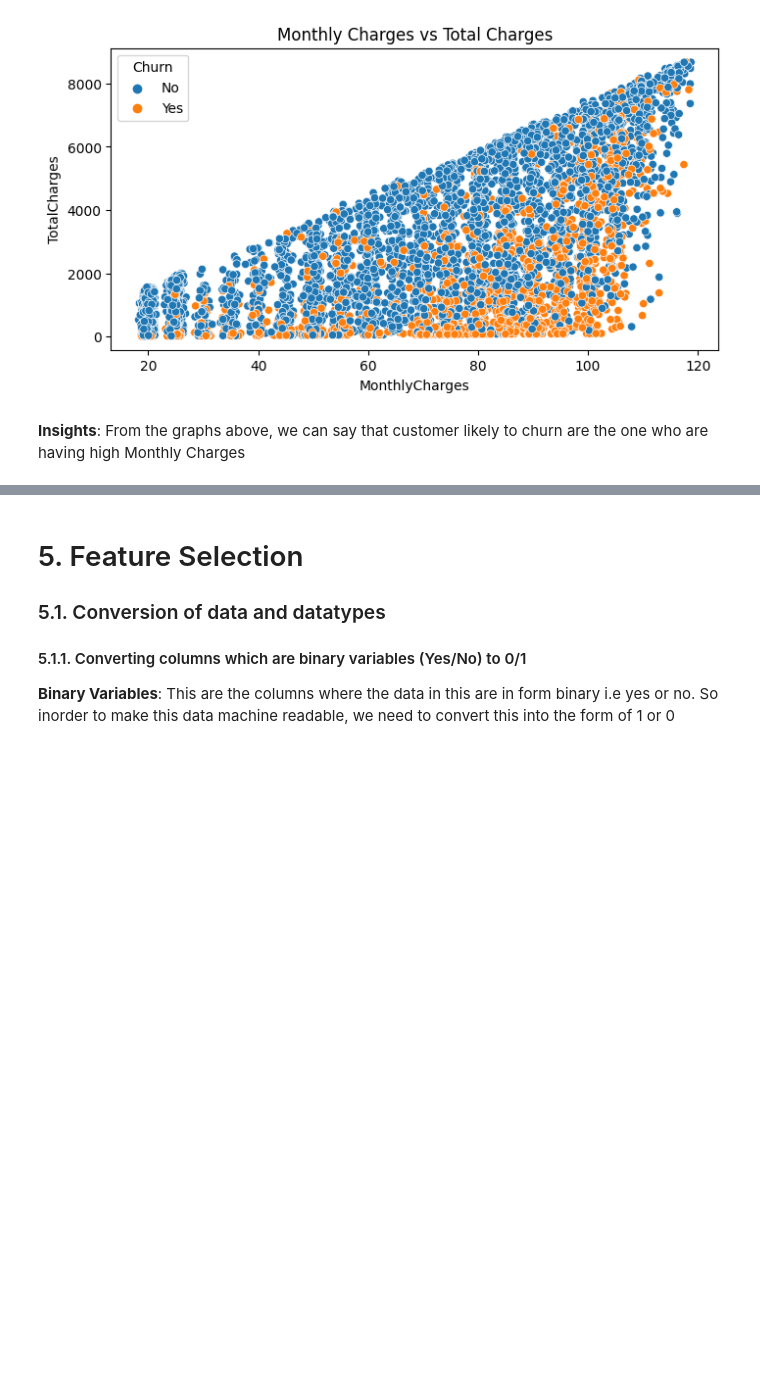
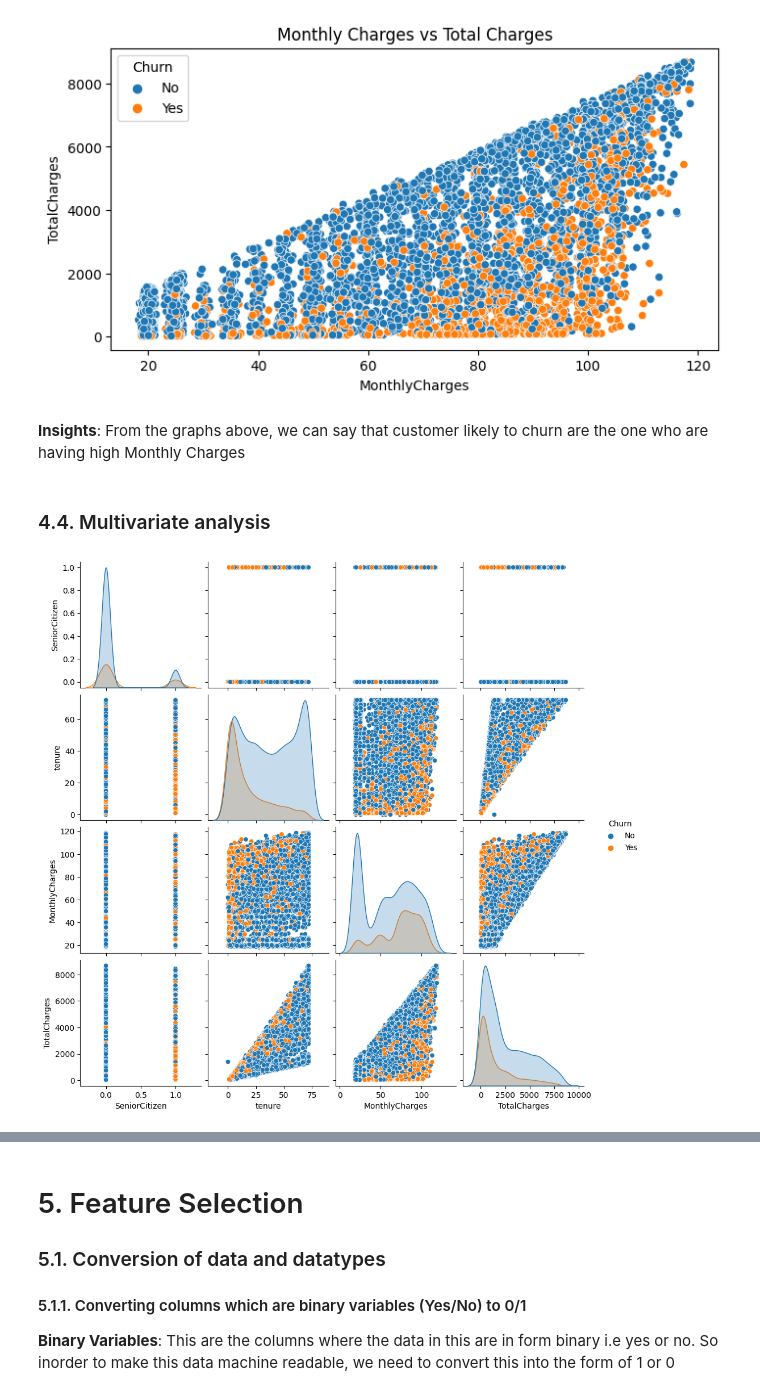
Before and after one commit to jaswanthlsvyj/Telcom-Customer-Churn, a Jupyter notebook: telcom-customer-churn.ipynb, the cells around one changed output, grey strips where cells are left out. Cells and saved outputs as stored; diff of their text form; code cells hidden in the pictures; blank space fills up the shorter version.

```diff
--- a/telcom-customer-churn.ipynb
+++ b/telcom-customer-churn.ipynb
@@ -274,3 +277,11 @@ plt.show()
 [figure]
 # %% [markdown]
 **Insights**: From the graphs above, we can say that customer likely to churn are the one who are having high Monthly Charges
+# %% [markdown]
+### 4.4. Multivariate analysis
+# %%
+# Multivariate analysis with pair plot
+sns.pairplot(tele, hue='Churn')
+plt.show()
+# %% [output]
+[figure, added]
```
Also changed, not shown: parts of 34 cells of this notebook, 1 other file.
